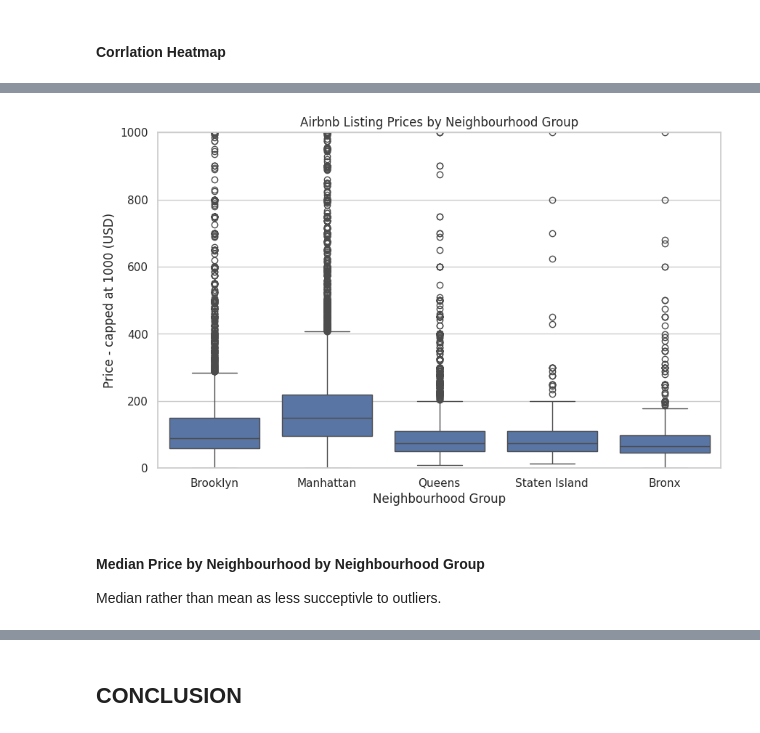
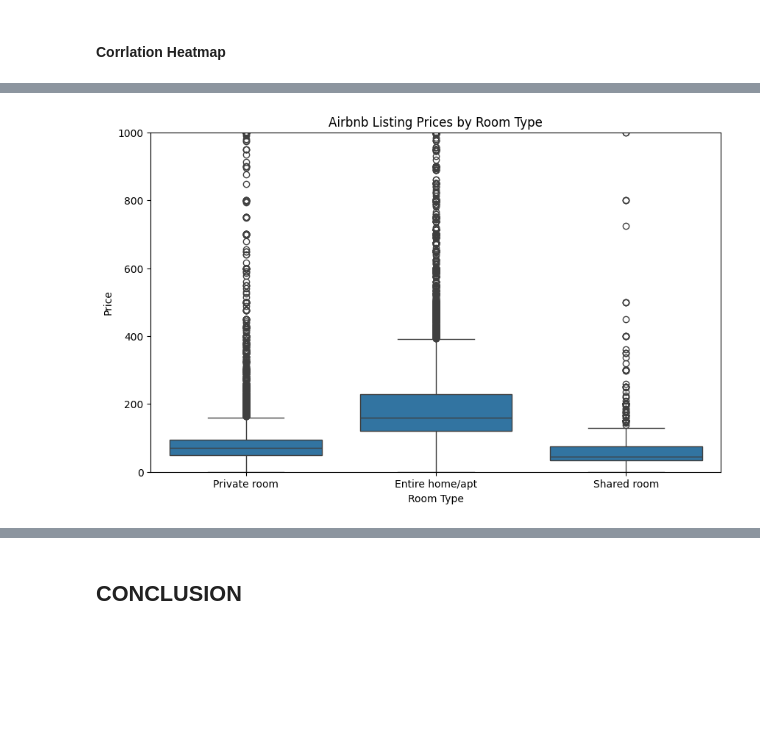
Before and after one commit to mariaingold/AirbnbNYC, a Jupyter notebook: AirbnbNYC.ipynb, the cells around one changed output, grey strips where cells are left out. Saved outputs shown, nothing was run; the diff lists cells and outputs as text; code cells hidden in the pictures; blank space fills up the shorter version.

```diff
--- a/AirbnbNYC.ipynb
+++ b/AirbnbNYC.ipynb
@@ -372,6 +335,5 @@ The majority of listings are concentrated in Manhattan and Brooklyn, with fewer
 # %%
-# Set a general style for the plots
-sns.set(style="whitegrid")
+# Categorical analysis for 'neighbourhood_group' and 'room_type'
 
 # Plotting the distribution of listings by neighbourhood group
 plt.figure(figsize=(10, 5))
@@ -380,4 +342,12 @@ plt.title("Distribution of Listings by Neighbourhood Group")
 plt.xlabel("Neighbourhood Group")
 plt.ylabel("Number of Listings")
 plt.show()
+
+# Plotting the distribution of listings by room type
+plt.figure(figsize=(10, 5))
+sns.countplot(x='room_type', data=nyc_airbnb_df)
+plt.title("Distribution of Listings by Room Type")
+plt.xlabel("Room Type")
+plt.ylabel("Number of Listings")
+plt.show()
 # %% [output]
@@ -697,15 +515,13 @@ Queens, the Bronx, and Staten Island have lower median prices, with fewer outlie
 # %%
-# Boxplot to show price distribution by neighbourhood group
+# Step 3: Price by Room Type
+
+# Boxplot to show price distribution by room type
 plt.figure(figsize=(10, 6))
-sns.boxplot(x='neighbourhood_group', y='price', data=nyc_airbnb_df)
-plt.ylim(0, 1000)  # Limit y-axis for a clearer view (removes extreme outliers)
-plt.title("Airbnb Listing Prices by Neighbourhood Group")
-plt.xlabel("Neighbourhood Group")
-plt.ylabel("Price - capped at 1000 (USD)")
+sns.boxplot(x='room_type', y='price', data=nyc_airbnb_df)
+plt.ylim(0, 1000)  # Limit y-axis for a clearer view
+plt.title("Airbnb Listing Prices by Room Type")
+plt.xlabel("Room Type")
+plt.ylabel("Price")
 plt.show()
 # %% [output]
-[figure, old version]
+[figure, new version]
-# %% [markdown]
-#### Median Price by Neighbourhood by Neighbourhood Group
-
-Median rather than mean as less succeptivle to outliers.
```
Also changed, not shown: parts of 97 cells of this notebook.
